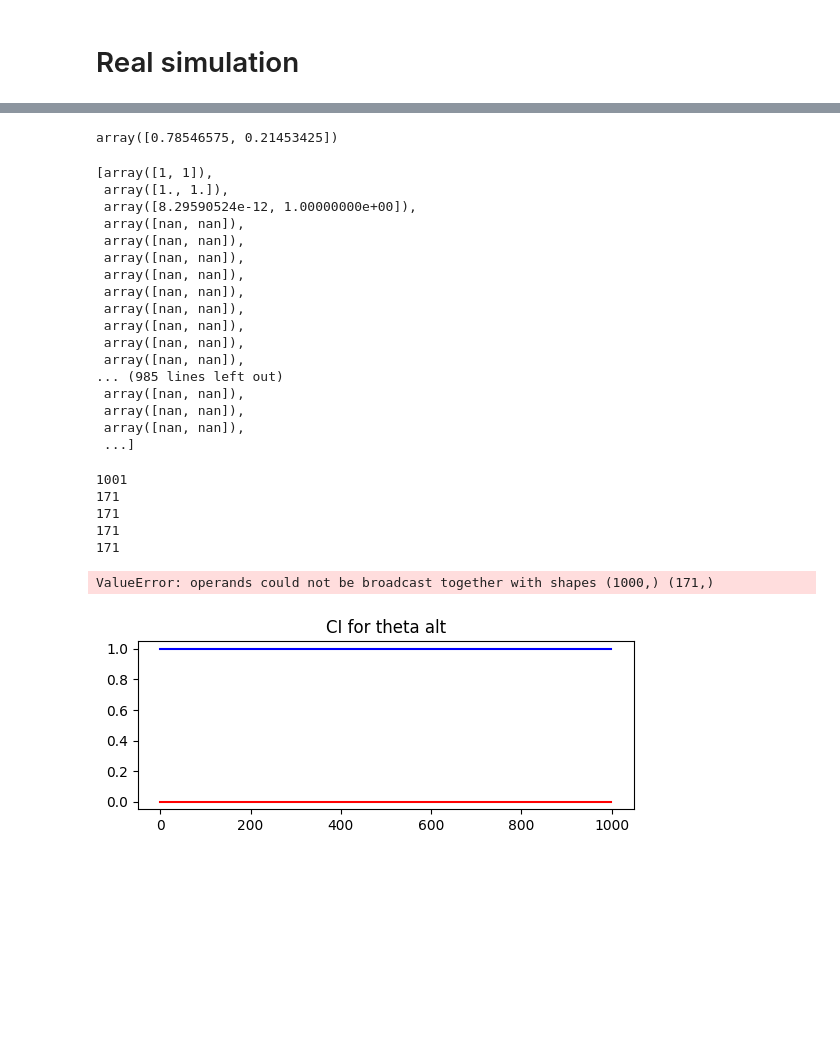
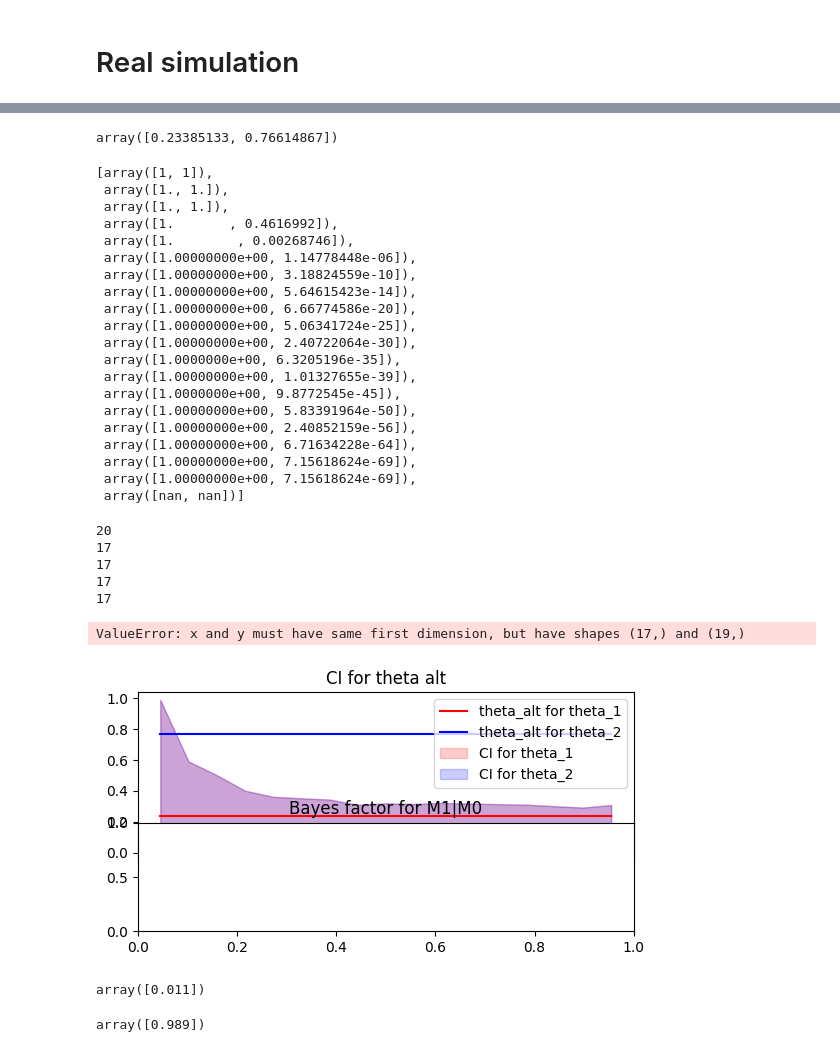
Before and after one commit to madanmohan-venkatesan/notebooks, a Jupyter notebook: 2011_03567.ipynb, the cells around one changed output, grey strips where cells are left out. Drawn from its saved outputs; the diff is of its cells as text; code cells hidden in the pictures; blank space fills up the shorter version.

```diff
--- a/2011_03567.ipynb
+++ b/2011_03567.ipynb
@@ -30,10 +30,11 @@ def beta(v):
 
   numerator=np.prod(gamma(v))
   denominator=gamma(np.sum(v))
-  if numerator.any() is np.nan or denominator.any() is np.nan:
-    return [np.inf,np.inf]
+  result=numerator/denominator
+  if np.isnan(result).any():
+    return np.array([np.inf])
   else:
-    return numerator/denominator
+    return result
 # %%
 def bf_10(dirichlet_alpha,theta,counts):
   term1_numerator=beta(dirichlet_alpha+counts)
@@ -152,13 +151,13 @@ def constraint_log_likelihood(theta, Sn, c):
 # %%
 #CONSTANTS
 CLASSES=2
-VECTOR_SIZE=100000
+VECTOR_SIZE=1000
 
 theta_null=np.array([1/CLASSES]*CLASSES) #Simplex
 rng = np.random.default_rng()
 vectors_null=rng.multinomial(1,theta_null,size=VECTOR_SIZE)
 
-K=5
+K=10
 alpha_dirichlet=K*theta_null
 rng = np.random.default_rng()
 theta_alt=rng.dirichlet(alpha_dirichlet)
@@ -172,12 +171,12 @@ theta_alt_1min_arr=[]
 theta_alt_0max_arr=[]
 theta_alt_0min_arr=[]
 
-for i in range(0,VECTOR_SIZE,int(VECTOR_SIZE/1000)):
+for i in range(0,VECTOR_SIZE,int(VECTOR_SIZE/100)):
   on_theta_prev = None
   vectors_null_i=[]
   vectors_alt_i=[]
   if i==0:
-    on_theta_prev = np.array([1,1])
+    on_theta_prev = np.array([1]*CLASSES)
     vectors_null_i=vectors_null[i]
     vectors_alt_i=vectors_alt[i]
     on_theta_hist_arr.append(on_theta_prev)
@@ -193,7 +192,13 @@ for i in range(0,VECTOR_SIZE,int(VECTOR_SIZE/1000)):
   term1=term1_numerator/term1_denominator
 
   term2=1/(theta_null**s_n_alt)
-  on_theta_hist_arr.append(on_theta_hist_arr[-1]*term1*term2)
+  on_theta_curr=on_theta_hist_arr[-1]*term1*term2
+  on_theta_hist_arr.append(on_theta_curr)
+  if (on_theta_curr.any() >= 1/0.05) or (np.isnan(on_theta_curr).any()):
+    print("Reject null hypothesis")
+    break
+  else:
+    print("Accept null hypothesis")
 
   c = np.log(beta(alpha_dirichlet+s_n_alt)) - np.log(beta(alpha_dirichlet))  # Example constant for log Beta terms
   u = 0.05  # Example confidence level
@@ -265,35 +270,38 @@ Optimization failed: Inequality constraints incompatible
 # %%
 theta_alt
 # %% [output]
-array([0.78546575, 0.21453425])
+array([0.23385133, 0.76614867])
 # %%
 on_theta_hist_arr
 p_value_arr=1/np.array(on_theta_hist_arr)
 p_clip=[]
 for i in range(len(p_value_arr)):
   if i==0:
-    p_clip.append(np.array([1,1]))
+    p_clip.append(np.array([1]*CLASSES))
   else:
     p_clip.append(np.clip(p_value_arr[i],p_value_arr[i],p_clip[i-1]))
 p_clip
 # %% [output]
 [array([1, 1]),
  array([1., 1.]),
- array([8.29590524e-12, 1.00000000e+00]),
- array([nan, nan]),
- array([nan, nan]),
- array([nan, nan]),
- array([nan, nan]),
- array([nan, nan]),
- array([nan, nan]),
- array([nan, nan]),
- array([nan, nan]),
- array([nan, nan]),
-... (985 lines left out)
- array([nan, nan]),
- array([nan, nan]),
- array([nan, nan]),
- ...]
+ array([1., 1.]),
+ array([1.       , 0.4616992]),
+ array([1.        , 0.00268746]),
+ array([1.00000000e+00, 1.14778448e-06]),
+ array([1.00000000e+00, 3.18824559e-10]),
+ array([1.00000000e+00, 5.64615423e-14]),
+ array([1.00000000e+00, 6.66774586e-20]),
+ array([1.00000000e+00, 5.06341724e-25]),
+ array([1.00000000e+00, 2.40722064e-30]),
+ array([1.0000000e+00, 6.3205196e-35]),
+ array([1.00000000e+00, 1.01327655e-39]),
+ array([1.0000000e+00, 9.8772545e-45]),
+ array([1.00000000e+00, 5.83391964e-50]),
+ array([1.00000000e+00, 2.40852159e-56]),
+ array([1.00000000e+00, 6.71634228e-64]),
+ array([1.00000000e+00, 7.15618624e-69]),
+ array([1.00000000e+00, 7.15618624e-69]),
+ array([nan, nan])]
 # %%
 print(len(on_theta_hist_arr))
 print(len(theta_alt_1max_arr))
@@ -301,15 +309,15 @@ print(len(theta_alt_1min_arr))
 print(len(theta_alt_0max_arr))
 print(len(theta_alt_0min_arr))
 # %% [output]
-1001
-171
-171
-171
-171
+20
+17
+17
+17
+17
 # %%
 plt.subplot(2,1,1)
 plt.title("CI for theta alt")
-lenght=len(on_theta_hist_arr)-1
+lenght=len(theta_alt_0min_arr)
 plt.plot(range(lenght),[theta_alt[0]]*lenght,color='r',label="theta_alt for theta_1")
 plt.plot(range(lenght),[theta_alt[1]]*lenght,color='b',label="theta_alt for theta_2")
 
@@ -319,38 +327,42 @@ plt.fill_between(range(lenght),
                  alpha=0.2, label="CI for theta_1")  # alpha controls transparency
 
 
 plt.fill_between(range(lenght),
                  np.array(theta_alt_1min_arr),
                  np.array(theta_alt_1max_arr), color='b',
                  alpha=0.2, label="CI for theta_2")  # alpha controls transparency
 
 
 # plt.plot(range(len(theta_alt_arr)),np.array(theta_alt_min_arr)[:,0],label="theta_alt min for theta_1")
 # plt.plot(range(len(theta_alt_arr)),np.array(theta_alt_max_arr)[:,0],label="theta_alt max for theta_1")
 # plt.plot(range(len(theta_alt_arr)),np.array(theta_alt_min_arr)[:,1],label="theta_alt min for theta_2")
 # plt.plot(range(len(theta_alt_arr)),np.array(theta_alt_max_arr)[:,1],label="theta_alt max for theta_2")
 
 plt.legend()
 plt.subplot(3,1,2)
 plt.title("Bayes factor for M1|M0")
 plt.plot(range(lenght),np.array(p_clip)[:-1,0],color='r',label="Bayes factor for theta 1")
 plt.plot(range(lenght),[0.05]*lenght,'--',color='b',label="0.05")
 plt.legend()
 plt.plot()
 
 
 plt.subplot(3,1,3)
 plt.title("Bayes factor for M1|M0")
 plt.plot(range(lenght),np.array(p_clip)[:-1,1],color='r',label="Bayes factor for theta 2")
 plt.plot(range(lenght),[0.05]*lenght,'--',color='b',label="0.05")
 plt.legend()
 plt.plot()
 # %% [output]
-ValueError: operands could not be broadcast together with shapes (1000,) (171,)
+ValueError: x and y must have same first dimension, but have shapes (17,) and (19,)
-[figure, old version]
+[figure, new version]
 # %%
 np.round(theta_alt_0min_arr,3)
+# %% [output]
+array([0.011])
 # %%
 np.round(theta_alt_1min_arr,3)
+# %% [output]
+array([0.989])
 # %%
 np.round(theta_alt_1max_arr,3)
```
Also changed, not shown: parts of 10 cells of this notebook.
